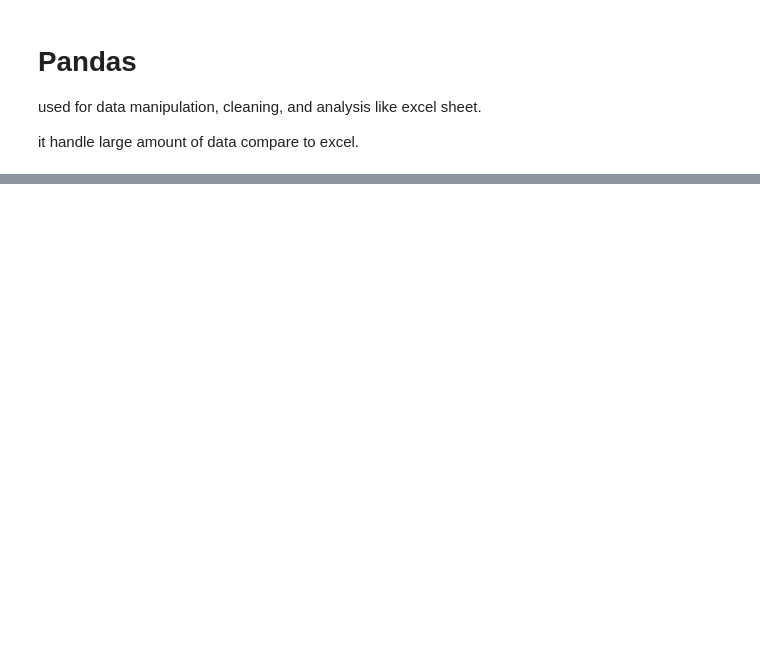
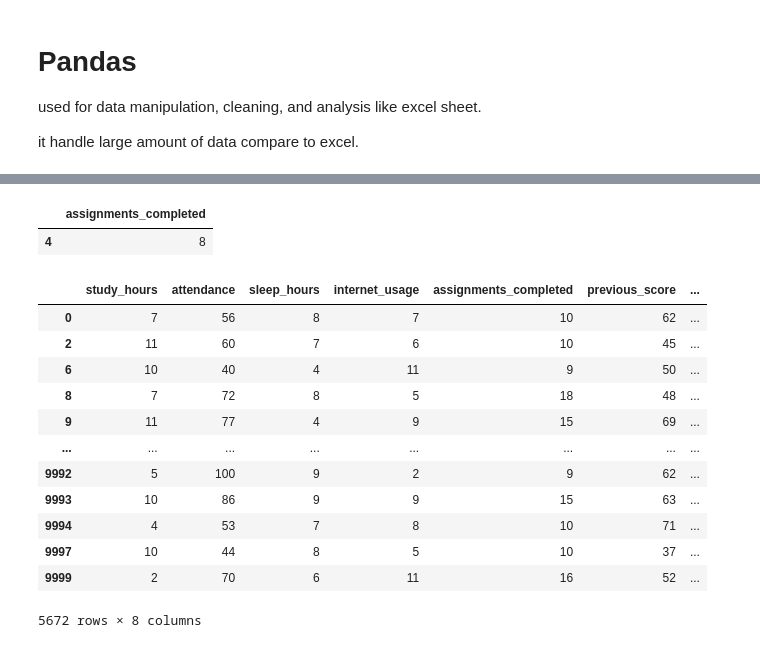
Before and after one commit to anamikaYadav7376/python-, a Jupyter notebook: Day_05.ipynb, the cells around one changed output, grey strips where cells are left out. Saved outputs shown, nothing was run; the diff lists cells and outputs as text; code cells hidden in the pictures; blank space fills up the shorter version.

```diff
--- a/Day_05.ipynb
+++ b/Day_05.ipynb
@@ -39,0 +150,35 @@ print(file_read.head(9))  # can put value (how many line we want to print)
+# %%
+# all data frame / work on condition
+
+df.loc[df['study_hours']==11]
+
+# df.loc[df['study_hours']==11,['study_hours','sleep_hours']]
+
+# to acess row from 4 to 7
+# df.loc[df['study_hours']==11,['study_hours','sleep_hours']].iloc[3:7]
+
+
+# df['assignments_completed']==8 # data frame
+
+df.loc[df['assignments_completed']==8,["assignments_completed"]].iloc[1:2]
+# %% [output]
+|  | assignments_completed |
+| 4 | 8 |
+# %%
+# filteration of data based on a condition
+
+df[df["assignments_completed"]>8]
+# %% [output]
+|  | study_hours | attendance | sleep_hours | internet_usage | assignments_completed | previous_score | ... |
+| 0 | 7 | 56 | 8 | 7 | 10 | 62 | ... |
+| 2 | 11 | 60 | 7 | 6 | 10 | 45 | ... |
+| 6 | 10 | 40 | 4 | 11 | 9 | 50 | ... |
+| 8 | 7 | 72 | 8 | 5 | 18 | 48 | ... |
+| 9 | 11 | 77 | 4 | 9 | 15 | 69 | ... |
+| ... | ... | ... | ... | ... | ... | ... | ... |
+| 9992 | 5 | 100 | 9 | 2 | 9 | 62 | ... |
+| 9993 | 10 | 86 | 9 | 9 | 15 | 63 | ... |
+| 9994 | 4 | 53 | 7 | 8 | 10 | 71 | ... |
+| 9997 | 10 | 44 | 8 | 5 | 10 | 37 | ... |
+| 9999 | 2 | 70 | 6 | 11 | 16 | 52 | ... |
+5672 rows × 8 columns
```
Also changed, not shown: parts of 13 cells of this notebook.
